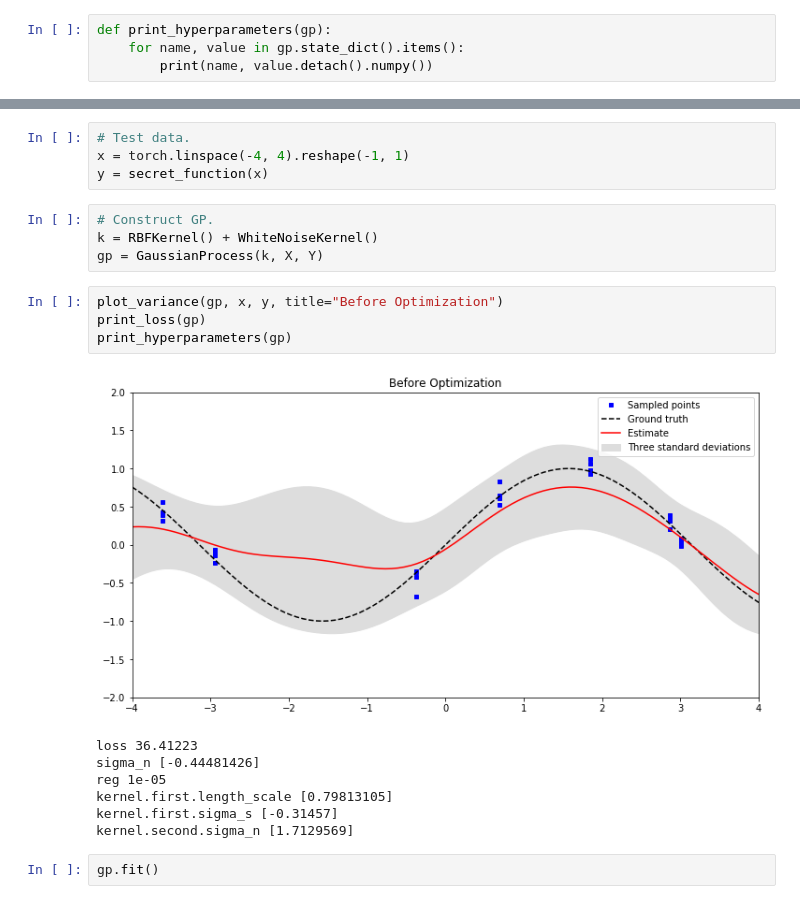
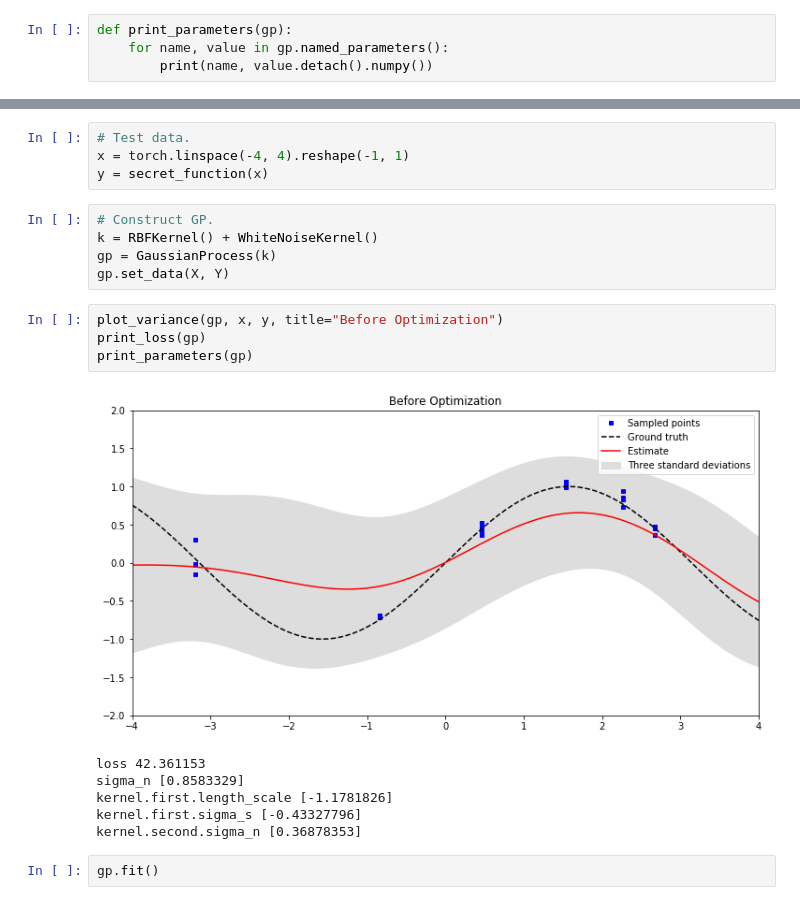
Before and after one commit to anassinator/gp, a Jupyter notebook: examples/sin_x.ipynb, the cells around one changed output, grey strips where cells are left out. Saved outputs shown, nothing was run; the diff lists cells and outputs as text.

Commit message:
Refactor data out of constructor

```diff
--- a/examples/sin_x.ipynb
+++ b/examples/sin_x.ipynb
@@ -21,8 +21,8 @@ def secret_function(x, noise=0.0):
 def print_loss(gp):
     print("loss", gp.loss().detach().numpy())
 # %%
-def print_hyperparameters(gp):
-    for name, value in gp.state_dict().items():
+def print_parameters(gp):
+    for name, value in gp.named_parameters():
         print(name, value.detach().numpy())
 # %%
 def plot_variance(gp, x, y, title=None, std_factor=1.0):
@@ -62,19 +62,19 @@ y = secret_function(x)
 # %%
 # Construct GP.
 k = RBFKernel() + WhiteNoiseKernel()
-gp = GaussianProcess(k, X, Y)
+gp = GaussianProcess(k)
+gp.set_data(X, Y)
 # %%
 plot_variance(gp, x, y, title="Before Optimization")
 print_loss(gp)
-print_hyperparameters(gp)
+print_parameters(gp)
 # %% [output]
-[figure, old version]
+[figure, new version]
-loss 36.41223
-sigma_n [-0.44481426]
-reg 1e-05
-kernel.first.length_scale [0.79813105]
-kernel.first.sigma_s [-0.31457]
-kernel.second.sigma_n [1.7129569]
+loss 42.361153
+sigma_n [0.8583329]
+kernel.first.length_scale [-1.1781826]
+kernel.first.sigma_s [-0.43327796]
+kernel.second.sigma_n [0.36878353]
 # %%
 gp.fit()
 # %% [output]
```
Also changed, not shown: parts of 1 cell of this notebook, 6 other files.
